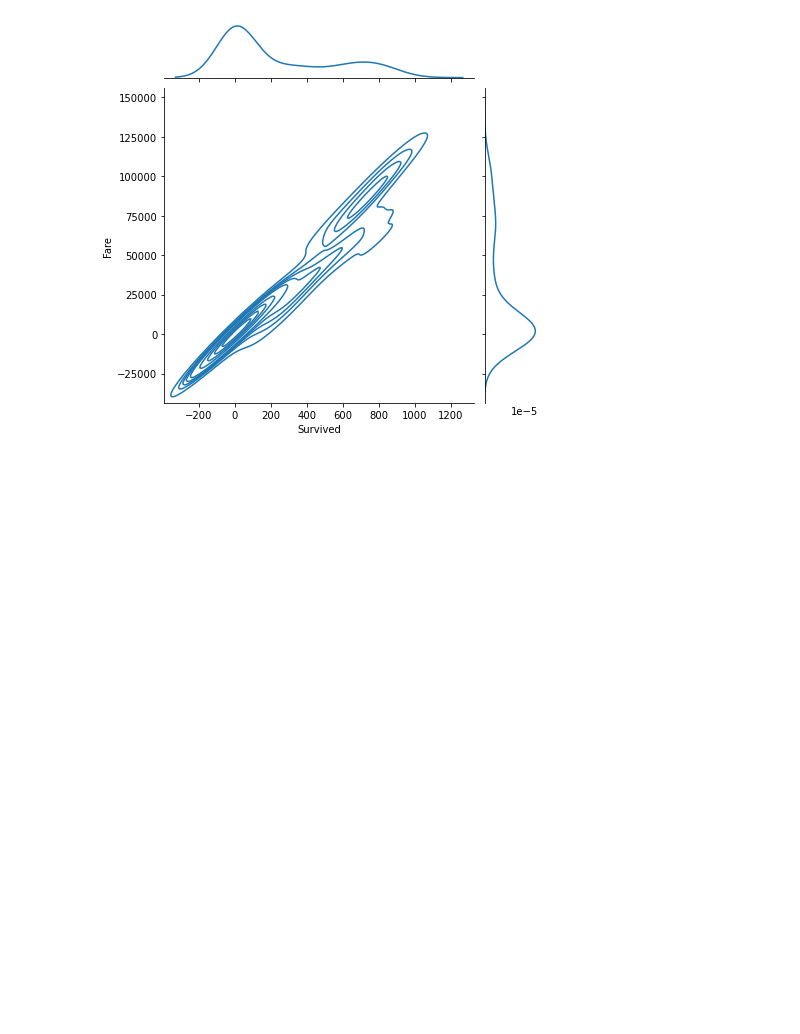
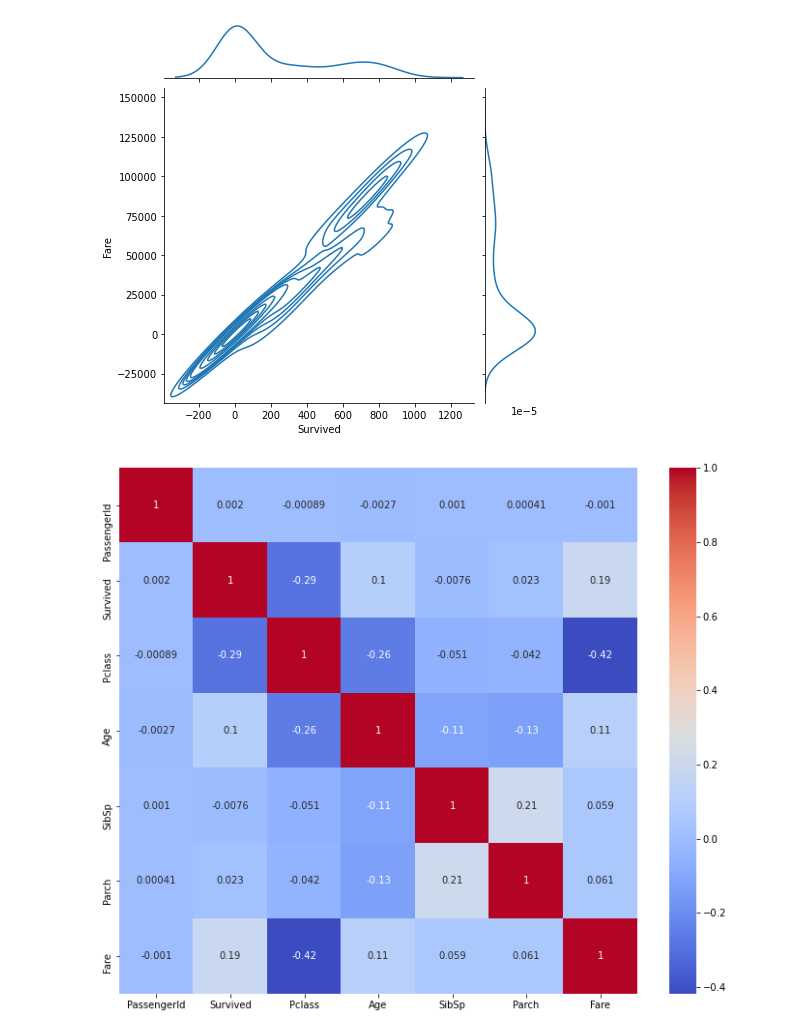
Before and after one commit to mamont79/02_EDA_2022, a Jupyter notebook: 02_EDA_2022.ipynb, the cells around one changed output. Cells and saved outputs as stored; diff of their text form; code cells hidden in the pictures; blank space fills up the shorter version.

```diff
--- a/02_EDA_2022.ipynb
+++ b/02_EDA_2022.ipynb
@@ -197,3 +227,9 @@ sns.jointplot(x=age_surv['Survived'] , y=age_surv['Fare'] , kind="kde")
 # %% [output]
 <seaborn.axisgrid.JointGrid at 0x...>
 [figure]
+# %%
+plt.figure(figsize=(12,10))
+sns.heatmap(db.corr(), annot = True, cmap= 'coolwarm' )
+plt.show()
+# %% [output]
+[figure, added]
```
Also changed, not shown: parts of 5 cells of this notebook.
